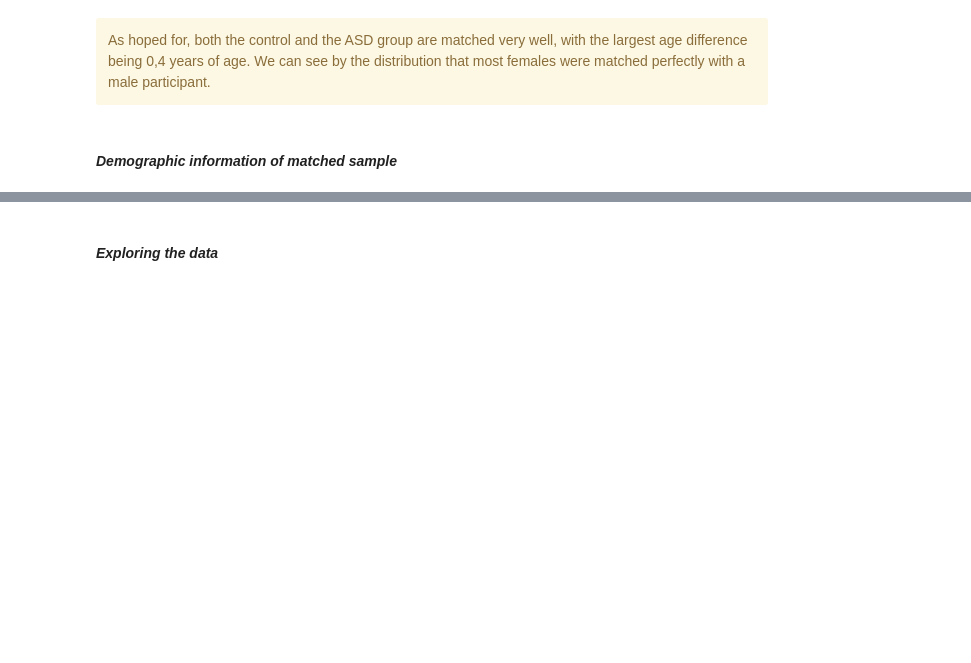
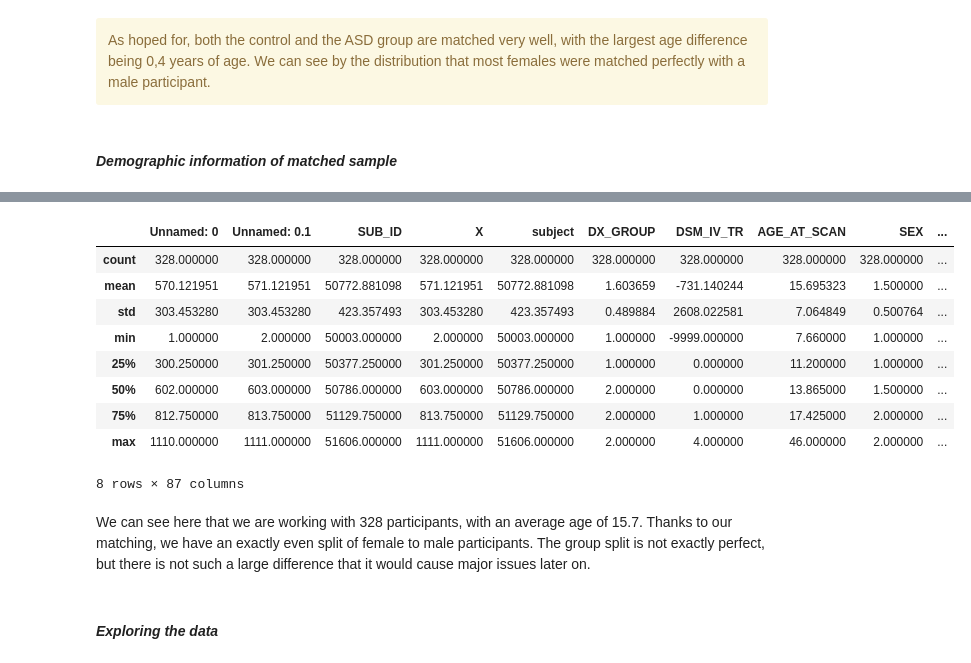
Before and after one commit to M-earnest/Neurocognitive_Psychology, a Jupyter notebook: Code/Data_organisation.ipynb, the cells around one changed output, grey strips where cells are left out. Cells and saved outputs as stored; diff of their text form; code cells hidden in the pictures; blank space fills up the shorter version.

```diff
--- a/Code/Data_organisation.ipynb
+++ b/Code/Data_organisation.ipynb
@@ -329,3 +389,18 @@ plt.show()
+# %%
+selected_df.describe()
+# %% [output]
+|  | Unnamed: 0 | Unnamed: 0.1 | SUB_ID | X | subject | DX_GROUP | DSM_IV_TR | AGE_AT_SCAN | SEX | ... |
+| count | 328.000000 | 328.000000 | 328.000000 | 328.000000 | 328.000000 | 328.000000 | 328.000000 | 328.000000 | 328.000000 | ... |
+| mean | 570.121951 | 571.121951 | 50772.881098 | 571.121951 | 50772.881098 | 1.603659 | -731.140244 | 15.695323 | 1.500000 | ... |
+| std | 303.453280 | 303.453280 | 423.357493 | 303.453280 | 423.357493 | 0.489884 | 2608.022581 | 7.064849 | 0.500764 | ... |
+| min | 1.000000 | 2.000000 | 50003.000000 | 2.000000 | 50003.000000 | 1.000000 | -9999.000000 | 7.660000 | 1.000000 | ... |
+| 25% | 300.250000 | 301.250000 | 50377.250000 | 301.250000 | 50377.250000 | 1.000000 | 0.000000 | 11.200000 | 1.000000 | ... |
+| 50% | 602.000000 | 603.000000 | 50786.000000 | 603.000000 | 50786.000000 | 2.000000 | 0.000000 | 13.865000 | 1.500000 | ... |
+| 75% | 812.750000 | 813.750000 | 51129.750000 | 813.750000 | 51129.750000 | 2.000000 | 1.000000 | 17.425000 | 2.000000 | ... |
+| max | 1110.000000 | 1111.000000 | 51606.000000 | 1111.000000 | 51606.000000 | 2.000000 | 4.000000 | 46.000000 | 2.000000 | ... |
+8 rows × 87 columns
+# %% [markdown]
+We can see here that we are working with 328 participants, with an average age of 15.7. Thanks to our matching, we have an exactly even split of female to male participants. The group split is not exactly perfect, but there is not such a large difference that it would cause major issues later on.
 # %% [markdown]
 #### *Exploring the data*
 # %% [markdown]
```
Also changed, not shown: parts of 34 cells of this notebook.
